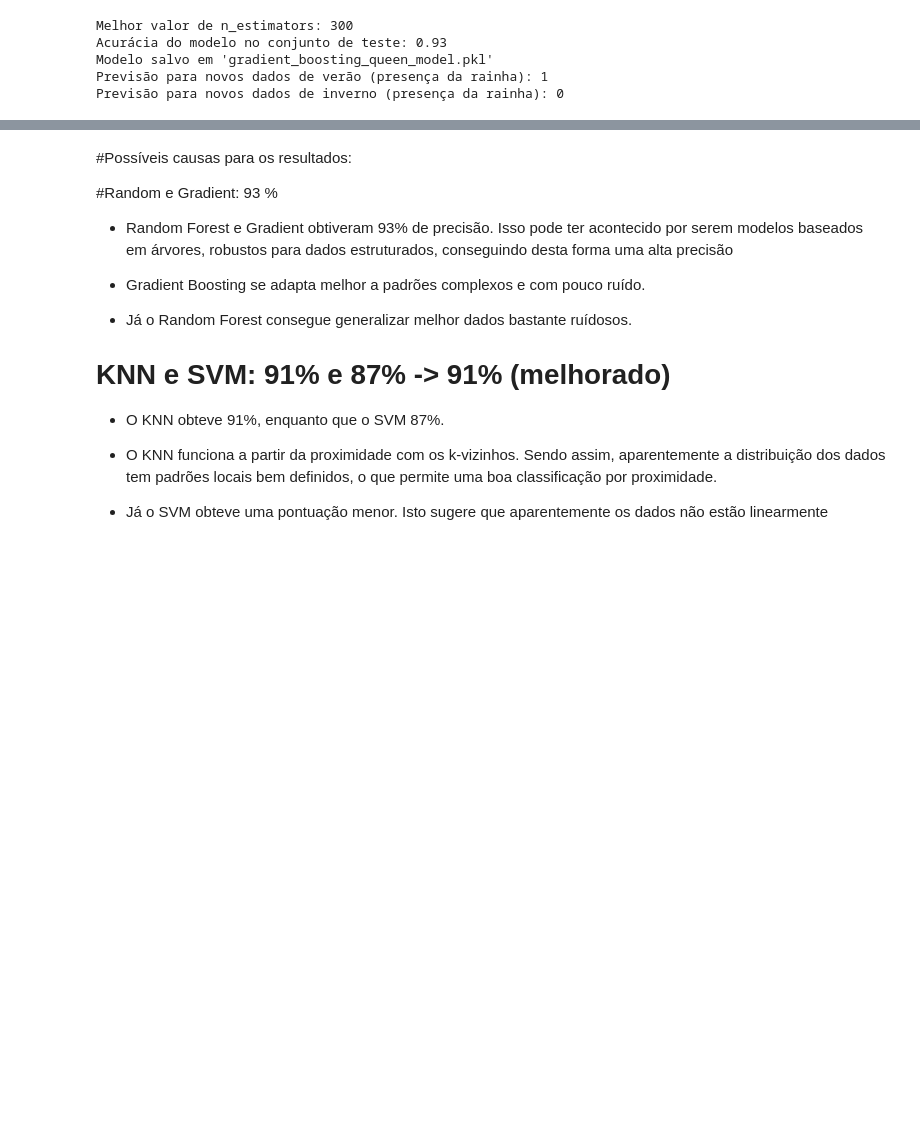
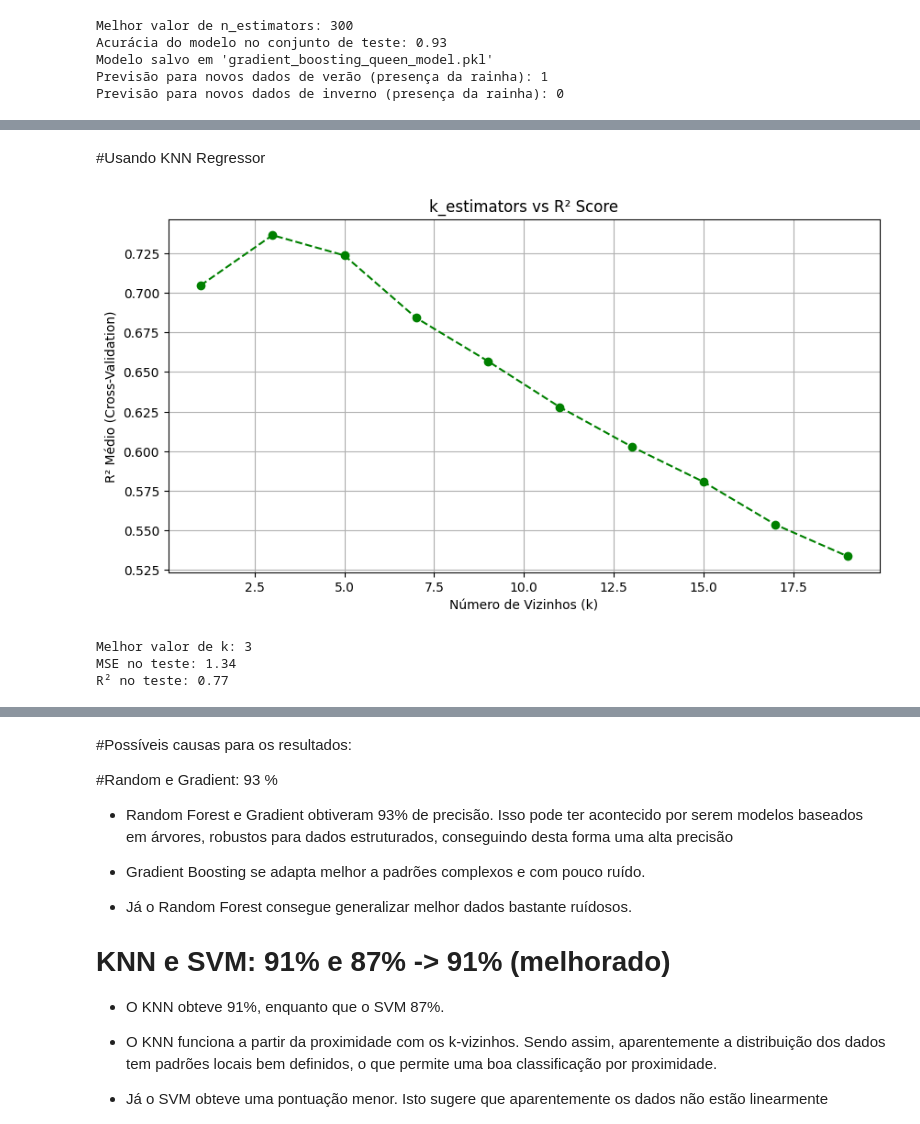
Before and after one commit to matheusbuenowb/Data-Mining-Bee-Colony, a Jupyter notebook: Atividade_IC.ipynb, the cells around one changed output, grey strips where cells are left out. Saved outputs shown, nothing was run; the diff lists cells and outputs as text; code cells hidden in the pictures; blank space fills up the shorter version.

```diff
--- a/Atividade_IC.ipynb
+++ b/Atividade_IC.ipynb
@@ -321,0 +388,32 @@ Previsão para novos dados de inverno (presença da rainha): 0
+# %% [markdown]
+#Usando KNN Regressor
+# %%
+from sklearn.neighbors import KNeighborsRegressor
+from sklearn.metrics import mean_squared_error, r2_score
+
+
+# Avaliação com diferentes valores k
+k_values = range(1, 21, 2)
+r2_scores = []
+
+for k in k_values:
+    model = KNeighborsRegressor(n_neighbors= k)
+    scores = cross_val_score(model, X_train, y_train, cv=5, scoring='r2')  # Regressão usa R², não acurácia
+    r2_scores.append(scores.mean())
+
+plotValuesRegressor('Número de Vizinhos (k)', 'k_estimators vs R² Score',
+                    k_values, r2_scores, 'linear')
+
+# Escolhendo o melhor k
+best_k = k_values[r2_scores.index(max(r2_scores))]
+print(f"Melhor valor de k: {best_k}")
+
+
+# Treinando o modelo com o melhor k
+model = KNeighborsRegressor(n_neighbors=best_k)
+trainModelRegressor(model, 'knn_regressor_model.pkl')
+# %% [output]
+[figure, added]
+Melhor valor de k: 3
+MSE no teste: 1.34
+R² no teste: 0.77
```
Also changed, not shown: parts of 12 cells of this notebook.
